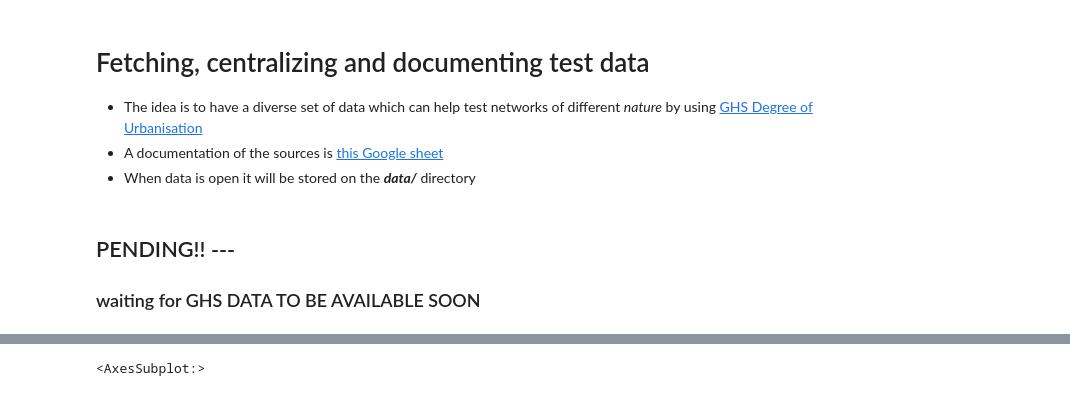
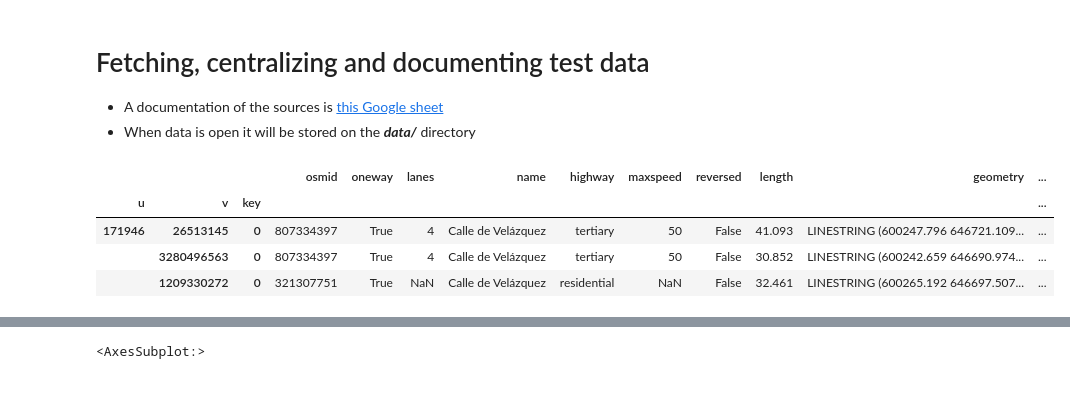
Before and after one commit to gregmaya/gsoc2022_network_simpl, a Jupyter notebook: exploratory_notebooks/data_fetching.ipynb, the cells around one changed output, grey strips where cells are left out. Drawn from its saved outputs; the diff is of its cells as text; code cells hidden in the pictures.

```diff
--- a/exploratory_notebooks/data_fetching.ipynb
+++ b/exploratory_notebooks/data_fetching.ipynb
@@ -1,11 +1,7 @@
 # %% [markdown]
 # Fetching, centralizing and documenting test data
-- The idea is to have a diverse set of data which can help test networks of different _nature_ by using [GHS Degree of Urbanisation](https://ghsl.jrc.ec.europa.eu/download.php?ds=DUC)
 - A documentation of the sources is [this Google sheet](https://docs.google.com/spreadsheets/d/1eTS4stx-STC8y5kxJgluQLpv5yvIhIRv1f-Y4vdiIp8/edit#gid=0)
 - When data is open it will be stored on the _**data/**_ directory
-# %% [markdown]
-## PENDING!! ---
-### waiting for GHS DATA TO BE AVAILABLE SOON
 # %%
 import geopandas as gpd
 from shapely.geometry import Point
@@ -11,0 +11,17 @@ from shapely.geometry import Point
+# %%
+place = 'Madrid, Área metropolitana de Madrid y Corredor del Henares, Community of Madrid, Spain'
+
+G = ox.graph_from_place(place, network_type='drive', simplify = True)
+G_projected = ox.project_graph(G)
+
+edges = ox.graph_to_gdfs(ox.get_undirected(G_projected), #prevents some (semi)duplicate geoms
+                         nodes=False, edges=True,
+                         node_geometry=False, fill_edge_geometry=True)
+edges.to_crs(2062, inplace= True)
+edges.head(3)
+# %% [output]
+|  |  |  | osmid | oneway | lanes | name | highway | maxspeed | reversed | length | geometry | ... |
+| u | v | key |  |  |  |  |  |  |  |  |  | ... |
+| 171946 | 26513145 | 0 | 807334397 | True | 4 | Calle de Velázquez | tertiary | 50 | False | 41.093 | LINESTRING (600247.796 646721.109... | ... |
+|  | 3280496563 | 0 | 807334397 | True | 4 | Calle de Velázquez | tertiary | 50 | False | 30.852 | LINESTRING (600242.659 646690.974... | ... |
+|  | 1209330272 | 0 | 321307751 | True | NaN | Calle de Velázquez | residential | NaN | False | 32.461 | LINESTRING (600265.192 646697.507... | ... |
```
Also changed, not shown: parts of 5 cells of this notebook, 4 other files.
